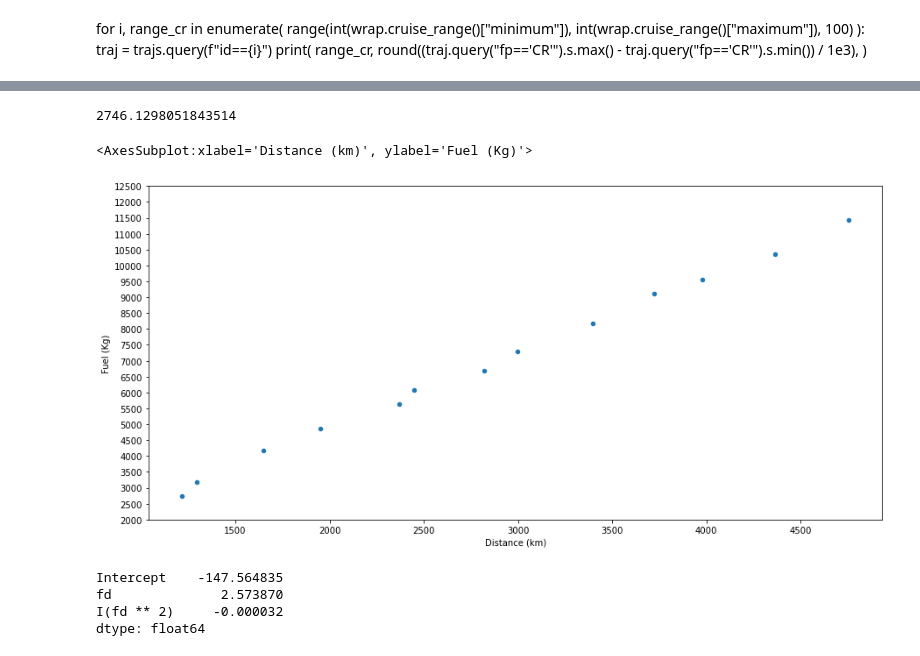
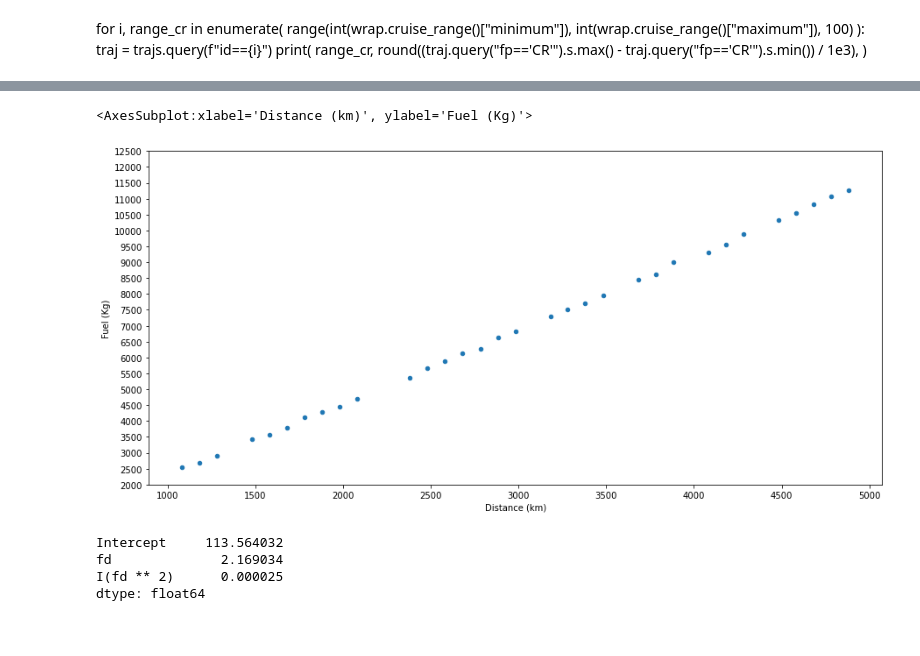
Before and after one commit to thomasdubdub/FEAT, a Jupyter notebook: test_openap_A320.ipynb, the cells around one changed output, grey strips where cells are left out. Cells and saved outputs as stored; diff of their text form; code cells hidden in the pictures.

```diff
--- a/test_openap_A320.ipynb
+++ b/test_openap_A320.ipynb
@@ -158,5 +145 @@ fc_df.head()
-# %%
-min(fc_df.fc)
-# %% [output]
-2746.1298051843514
 # %%
@@ -164,27 +147,27 @@ fc_df.to_pickle("fc.pkl")
 # %%
-fc_df = pd.read_pickle("fc.pkl")
+fc_df = pd.read_pickle("fc2.pkl")
 fig, ax = plt.subplots(figsize=(15, 7))
 fc_df.assign(fd=fc_df.fd / 1e3).plot.scatter(
     x="fd",
     y="fc",
     ax=ax,
     xlabel="Distance (km)",
     ylabel="Fuel (Kg)",
     yticks=range(2000, 13000, 500),
 )
 # %% [output]
 <AxesSubplot:xlabel='Distance (km)', ylabel='Fuel (Kg)'>
-[figure, old version]
+[figure, new version]
 # %%
 from feat import FeatModelReduction
 import pandas as pd
 
-fc_df = pd.read_pickle("fc.pkl")
+fc_df = pd.read_pickle("fc2.pkl")
 fmr = FeatModelReduction(ac_type)
 results = fmr.fit(fc_df.assign(fd=fc_df.fd / 1e3))
 results.params
 # %% [output]
-Intercept    -147.564835
-fd              2.573870
-I(fd ** 2)     -0.000032
+Intercept     113.564032
+fd              2.169034
+I(fd ** 2)      0.000025
 dtype: float64
```
Also changed, not shown: parts of 15 cells of this notebook, 5 other files.
